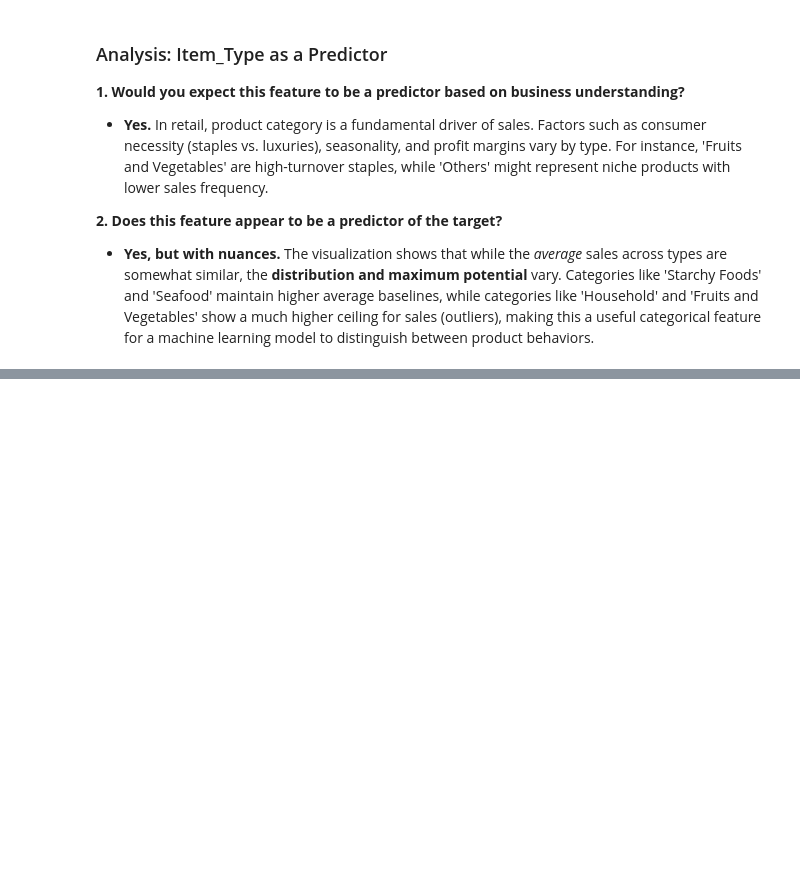
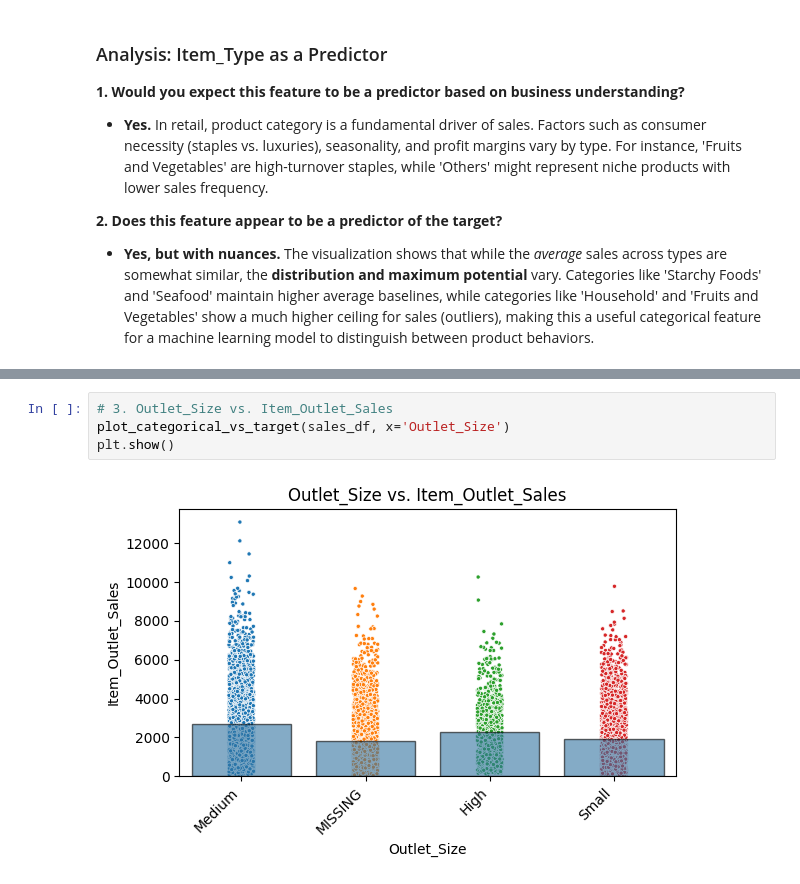
Before and after one commit to devMoamen/Prediction-of-Product-Sales, a Jupyter notebook: Prediction_of_Product_Sales.ipynb, the cells around one changed output, grey strips where cells are left out. Drawn from its saved outputs; the diff is of its cells as text; blank space fills up the shorter version.

```diff
--- a/Prediction_of_Product_Sales.ipynb
+++ b/Prediction_of_Product_Sales.ipynb
@@ -409,0 +431,6 @@ plot_categorical_vs_target(sales_df, x='Item_Type', y='Item_Outlet_Sales')
+# %%
+# 3. Outlet_Size vs. Item_Outlet_Sales
+plot_categorical_vs_target(sales_df, x='Outlet_Size')
+plt.show()
+# %% [output]
+[figure, added]
```
Also changed, not shown: parts of 11 cells of this notebook.
